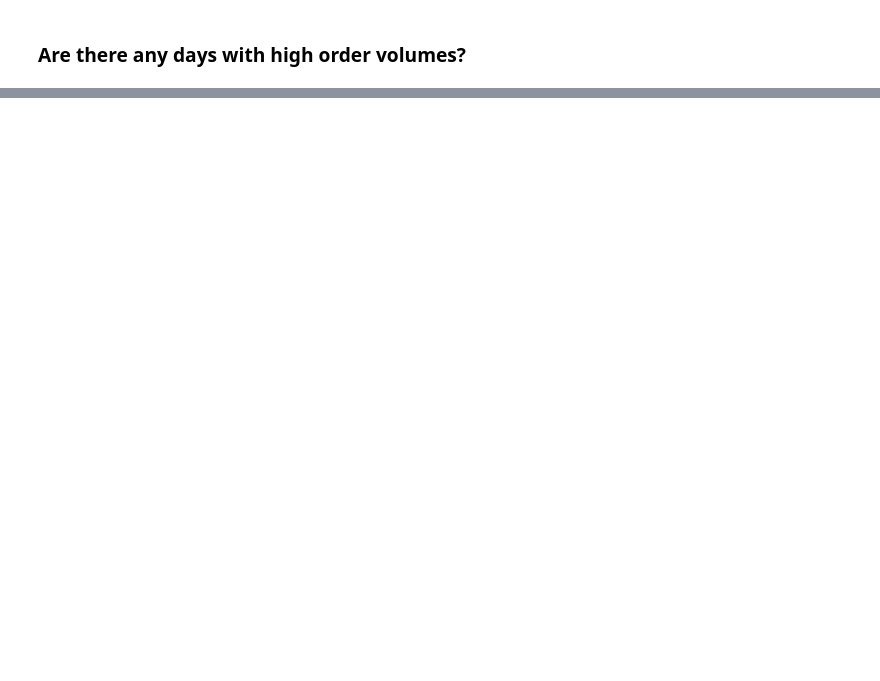
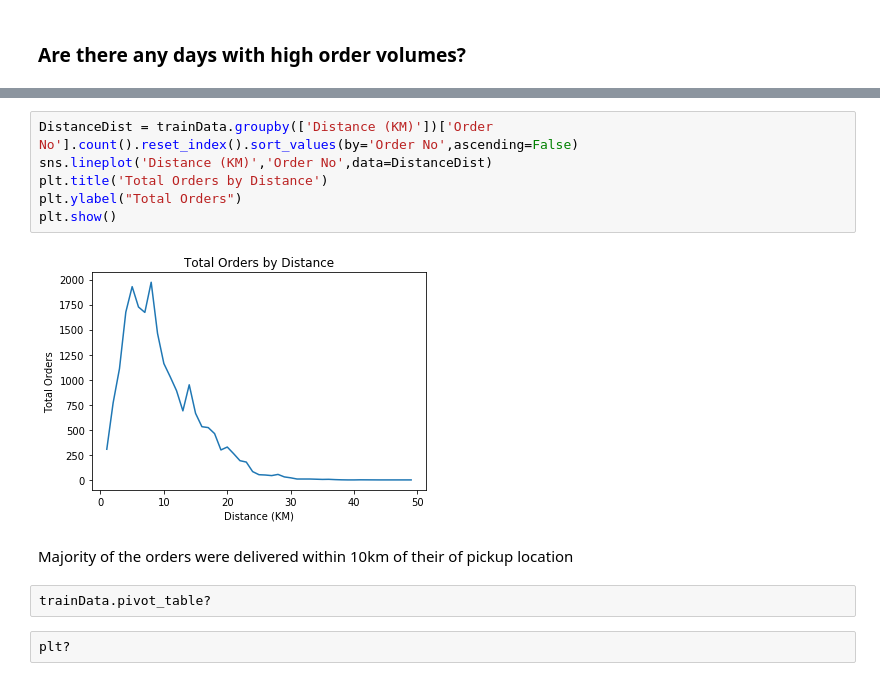
Before and after one commit to wkirui/SendyModel, a Jupyter notebook: Sendy Logistics Model.ipynb, the cells around one changed output, grey strips where cells are left out. Cells and saved outputs as stored; diff of their text form; blank space fills up the shorter version.

```diff
--- a/Sendy Logistics Model.ipynb
+++ b/Sendy Logistics Model.ipynb
@@ -104,0 +141,14 @@ plt.show()
+# %%
+DistanceDist = trainData.groupby(['Distance (KM)'])['Order No'].count().reset_index().sort_values(by='Order No',ascending=False)
+sns.lineplot('Distance (KM)','Order No',data=DistanceDist)
+plt.title('Total Orders by Distance')
+plt.ylabel("Total Orders")
+plt.show()
+# %% [output]
+[figure, added]
+# %% [markdown]
+Majority of the orders were delivered within 10km of their of pickup location
+# %%
+trainData.pivot_table?
+# %%
+plt?
```
Also changed, not shown: parts of 9 cells of this notebook.
